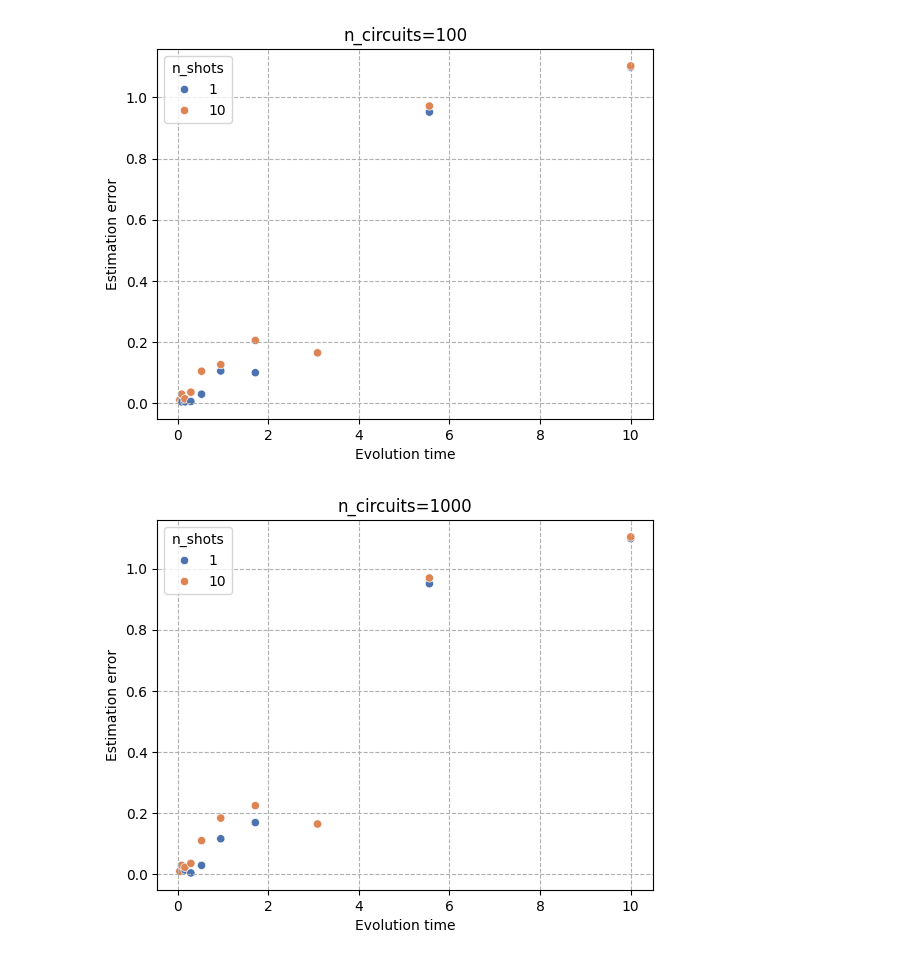
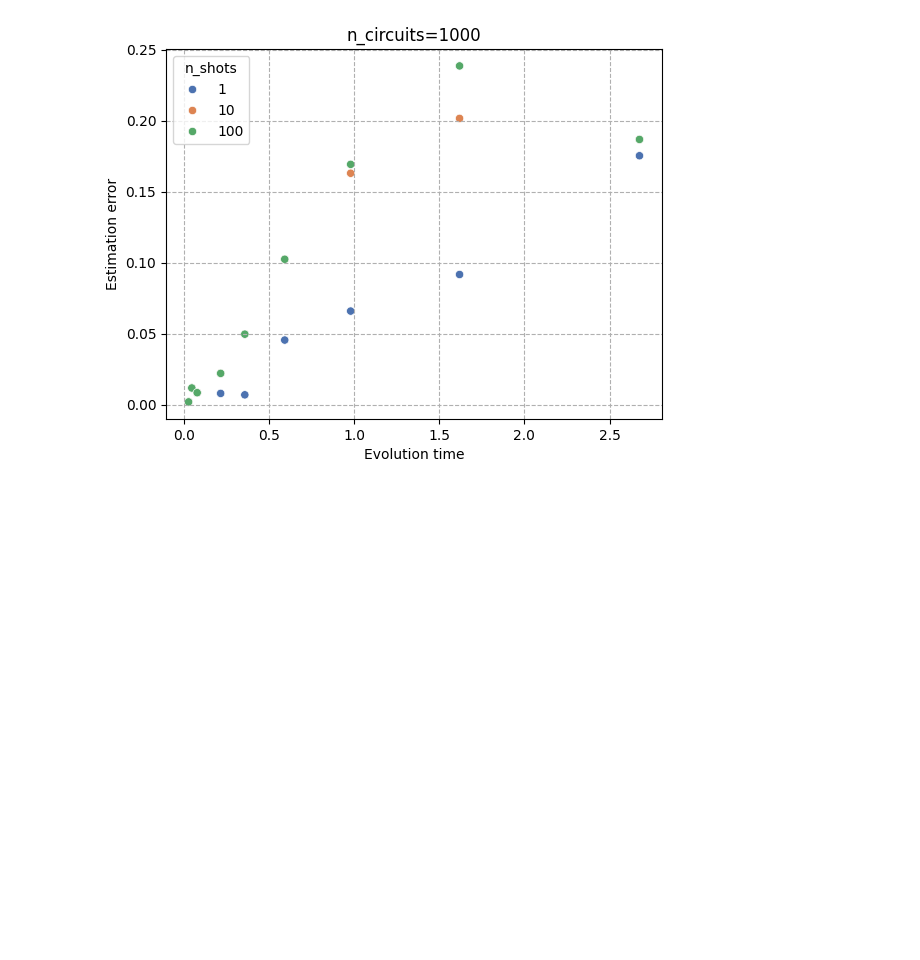
Before and after one commit to Rick0317/qDriftExtraPolation, a Jupyter notebook: src/parameter_sweep/quick_n_dirty_visualizations.ipynb, the cells around one changed output. Cells and saved outputs as stored; diff of their text form; code cells hidden in the pictures; blank space fills up the shorter version.

```diff
--- a/src/parameter_sweep/quick_n_dirty_visualizations.ipynb
+++ b/src/parameter_sweep/quick_n_dirty_visualizations.ipynb
@@ -7,20 +133,17 @@ import numpy as np
 # %%
-df = pd.read_csv("qdrift_qpe_fc_parameter_sweep_2025-09-20.csv")
-times = sorted(df["time"].unique())
-df = df[df["time"] > times[1] ]  # filter for specific ancilla count if needed
+df = pd.read_csv(r"C:\Users\rodcs\Desktop\my-repos\qDriftExtraPolation\qdrift_qpe_cleaned.csv")
+# df = df[df["time"] > df["time"].min()]  # filter for specific ancilla count if needed
 
 for groupname, groupdf in df.groupby(["n_circuits"]):
     plt.figure()
     sns.scatterplot(data=groupdf,
                     x="time",
                     y="estimation_error",
                     hue="n_shots",
                     palette="deep")
     plt.title(f"n_circuits={groupname[0]}")
     plt.xlabel("Evolution time")
     plt.ylabel("Estimation error")
     plt.grid(True, which="both", ls="--")
-    plt.show()
 # %% [output]
-[figure, old version]
+[figure, new version]
-[figure, removed]
```
Also changed, not shown: parts of 11 cells of this notebook, 5 other files.
